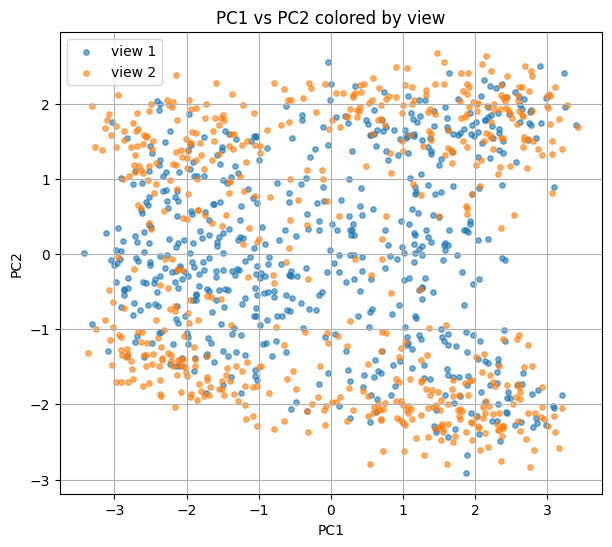
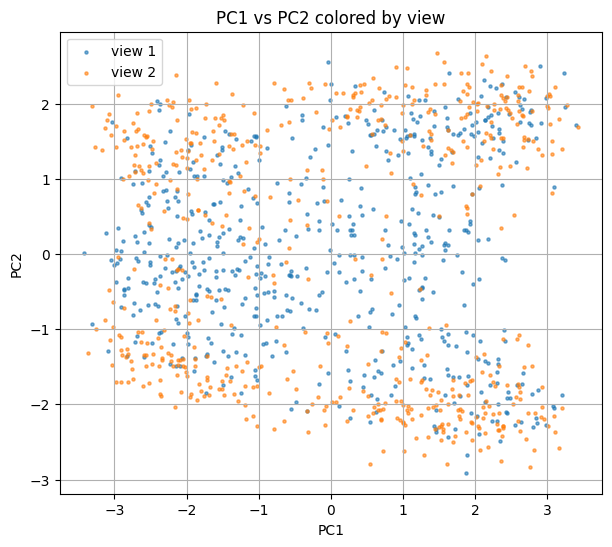
The change to this notebook cell's code, shown as a diff; its figure went from the first image to the second:
--- before
+++ after
@@ -1,12 +1,12 @@
 for i in range(10):
     pc = X_pca[:, i]
-    mean_v1 = pc[views == 1].mean()
-    mean_v2 = pc[views == 2].mean()
+    mean_v1 = pc[views == '1'].mean()
+    mean_v2 = pc[views == '2'].mean()
     print(f"PC{i+1}: mean_v1={mean_v1:.4f}, mean_v2={mean_v2:.4f}, diff={mean_v2 - mean_v1:.4f}")
 
 plt.figure(figsize=(7,6))
-for v in [1, 2]:
+for v in ['1', '2']:
     mask = views == v
-    plt.scatter(X_pca[mask, 0], X_pca[mask, 1], s=15, alpha=0.6, label=f"view {v}")
+    plt.scatter(X_pca[mask, 0], X_pca[mask, 1], s=5, alpha=0.6, label=f"view {v}")
 
 plt.xlabel("PC1")

Commit: view相关主成分分析（进行中）